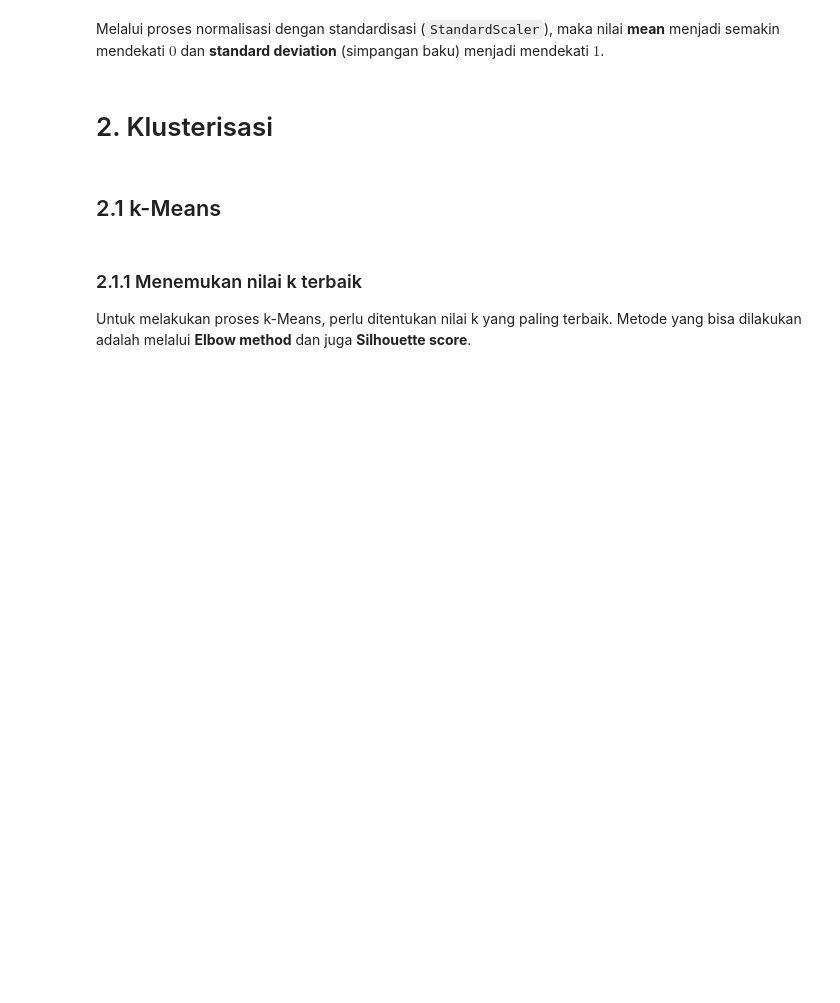
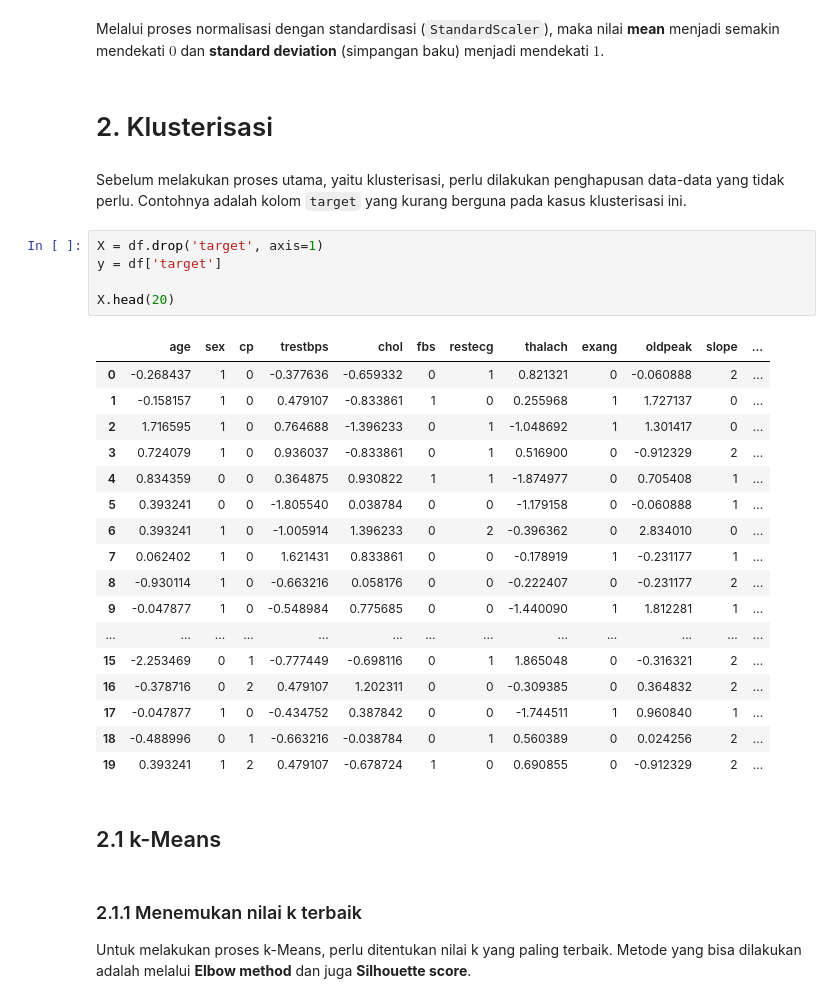
Before and after one commit to FarrelAD/Sinau-Mesin, a Jupyter notebook: notebooks/07-uts/idn-notebook.ipynb, the cells around one changed output. Saved outputs shown, nothing was run; the diff lists cells and outputs as text; blank space fills up the shorter version.

```diff
--- a/notebooks/07-uts/idn-notebook.ipynb
+++ b/notebooks/07-uts/idn-notebook.ipynb
@@ -251,6 +261,31 @@ Deskripsi data
 Melalui proses normalisasi dengan standardisasi (`StandardScaler`), maka nilai **mean** menjadi semakin mendekati $0$ dan **standard deviation** (simpangan baku) menjadi mendekati $1$.
 # %% [markdown]
 # 2. Klusterisasi
+# %% [markdown]
+Sebelum melakukan proses utama, yaitu klusterisasi, perlu dilakukan penghapusan data-data yang tidak perlu. Contohnya adalah kolom `target` yang kurang berguna pada kasus klusterisasi ini.
+# %%
+X = df.drop('target', axis=1)
+y = df['target']
+
+X.head(20)
+# %% [output]
+|  | age | sex | cp | trestbps | chol | fbs | restecg | thalach | exang | oldpeak | slope | ... |
+| 0 | -0.268437 | 1 | 0 | -0.377636 | -0.659332 | 0 | 1 | 0.821321 | 0 | -0.060888 | 2 | ... |
+| 1 | -0.158157 | 1 | 0 | 0.479107 | -0.833861 | 1 | 0 | 0.255968 | 1 | 1.727137 | 0 | ... |
+| 2 | 1.716595 | 1 | 0 | 0.764688 | -1.396233 | 0 | 1 | -1.048692 | 1 | 1.301417 | 0 | ... |
+| 3 | 0.724079 | 1 | 0 | 0.936037 | -0.833861 | 0 | 1 | 0.516900 | 0 | -0.912329 | 2 | ... |
+| 4 | 0.834359 | 0 | 0 | 0.364875 | 0.930822 | 1 | 1 | -1.874977 | 0 | 0.705408 | 1 | ... |
+| 5 | 0.393241 | 0 | 0 | -1.805540 | 0.038784 | 0 | 0 | -1.179158 | 0 | -0.060888 | 1 | ... |
+| 6 | 0.393241 | 1 | 0 | -1.005914 | 1.396233 | 0 | 2 | -0.396362 | 0 | 2.834010 | 0 | ... |
+| 7 | 0.062402 | 1 | 0 | 1.621431 | 0.833861 | 0 | 0 | -0.178919 | 1 | -0.231177 | 1 | ... |
+| 8 | -0.930114 | 1 | 0 | -0.663216 | 0.058176 | 0 | 0 | -0.222407 | 0 | -0.231177 | 2 | ... |
+| 9 | -0.047877 | 1 | 0 | -0.548984 | 0.775685 | 0 | 0 | -1.440090 | 1 | 1.812281 | 1 | ... |
+| ... | ... | ... | ... | ... | ... | ... | ... | ... | ... | ... | ... | ... |
+| 15 | -2.253469 | 0 | 1 | -0.777449 | -0.698116 | 0 | 1 | 1.865048 | 0 | -0.316321 | 2 | ... |
+| 16 | -0.378716 | 0 | 2 | 0.479107 | 1.202311 | 0 | 0 | -0.309385 | 0 | 0.364832 | 2 | ... |
+| 17 | -0.047877 | 1 | 0 | -0.434752 | 0.387842 | 0 | 0 | -1.744511 | 1 | 0.960840 | 1 | ... |
+| 18 | -0.488996 | 0 | 1 | -0.663216 | -0.038784 | 0 | 1 | 0.560389 | 0 | 0.024256 | 2 | ... |
+| 19 | 0.393241 | 1 | 2 | 0.479107 | -0.678724 | 1 | 0 | 0.690855 | 0 | -0.912329 | 2 | ... |
 # %% [markdown]
 ## 2.1 k-Means
 # %% [markdown]
```
Also changed, not shown: parts of 26 cells of this notebook.
